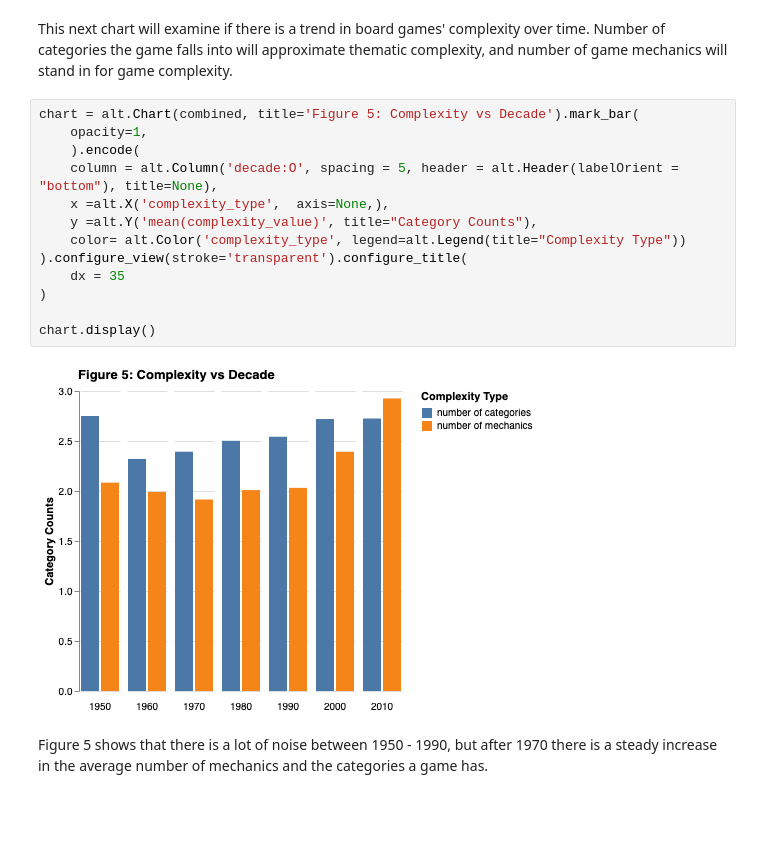
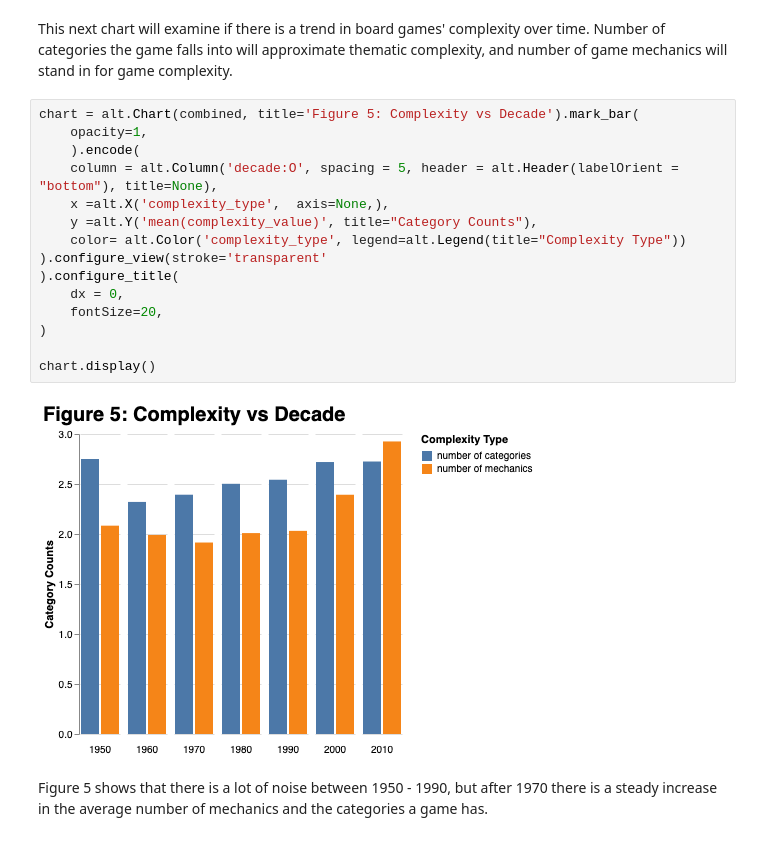
Before and after one commit to ubco-mds-2020-labs/data-550-project2-group-14, a Jupyter notebook: boardgame_EDA.ipynb, the cells around one changed output. Saved outputs shown, nothing was run; the diff lists cells and outputs as text; blank space fills up the shorter version.

```diff
--- a/boardgame_EDA.ipynb
+++ b/boardgame_EDA.ipynb
@@ -473,18 +475,20 @@ This next chart will examine if there is a trend in board games' complexity over
 # %%
 chart = alt.Chart(combined, title='Figure 5: Complexity vs Decade').mark_bar(
     opacity=1,
     ).encode(
     column = alt.Column('decade:O', spacing = 5, header = alt.Header(labelOrient = "bottom"), title=None),
     x =alt.X('complexity_type',  axis=None,),
     y =alt.Y('mean(complexity_value)', title="Category Counts"),
     color= alt.Color('complexity_type', legend=alt.Legend(title="Complexity Type"))
-).configure_view(stroke='transparent').configure_title(
-    dx = 35
+).configure_view(stroke='transparent'
+).configure_title(
+    dx = 0,
+    fontSize=20,
 )
 
 chart.display()
 # %% [output]
-[figure, old version]
+[figure, new version]
 # %% [markdown]
 Figure 5 shows that there is a lot of noise between 1950 - 1990, but after 1970 there is a steady increase in the average number of mechanics and the categories a game has.
 # %% [markdown]
```
Also changed, not shown: parts of 2 cells of this notebook.
